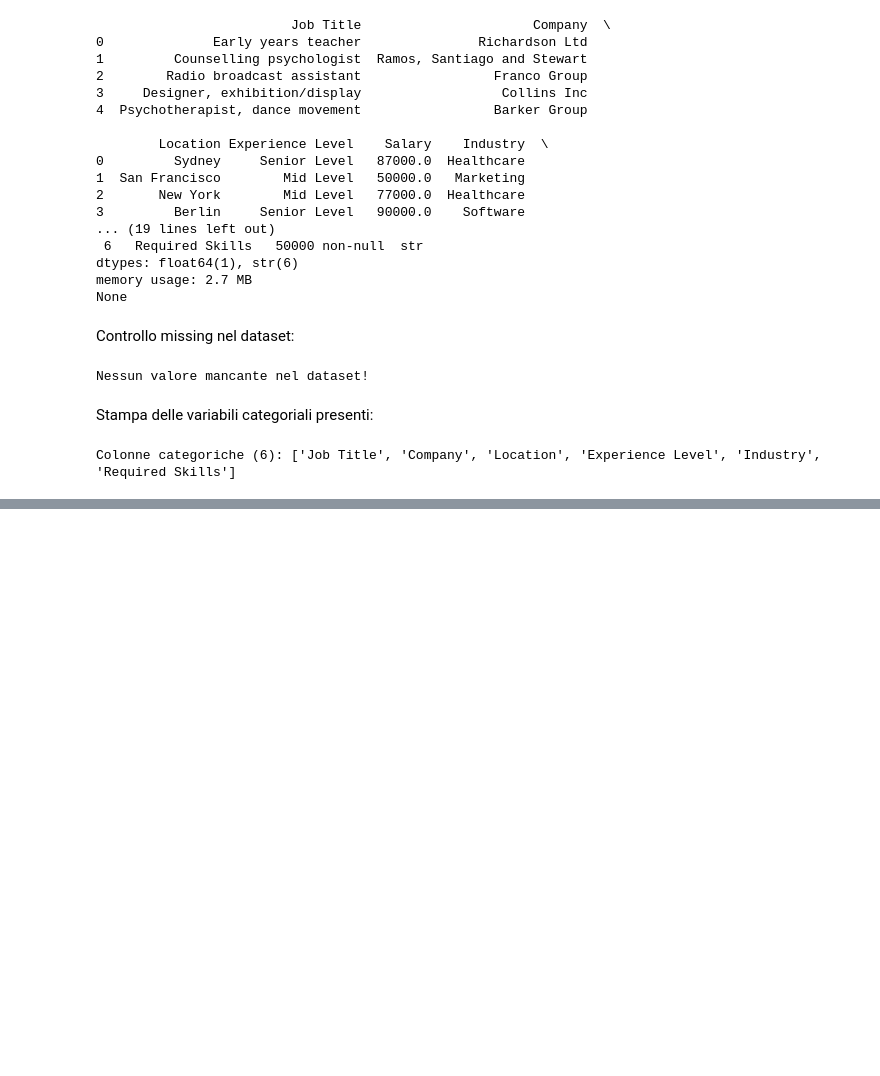
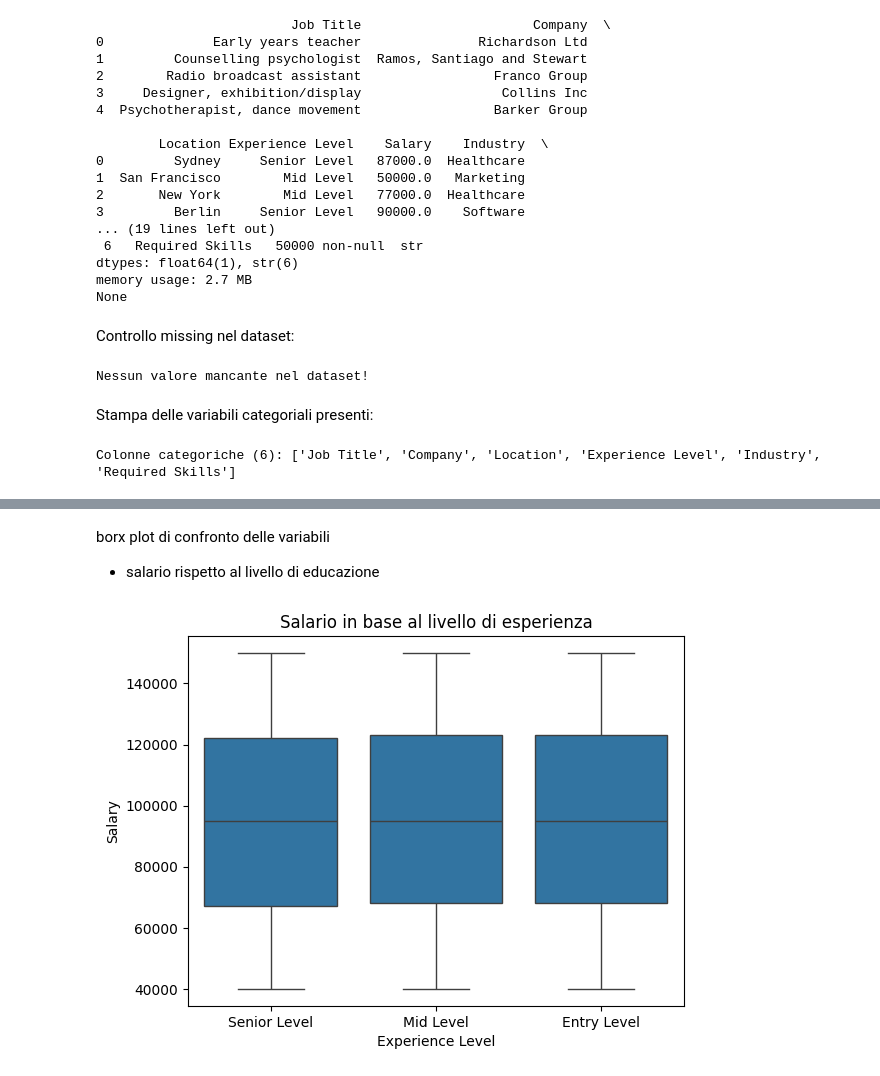
Before and after one commit to anna8987/jobrec, a Jupyter notebook: progettoJobrec.ipynb, the cells around one changed output, grey strips where cells are left out. Cells and saved outputs as stored; diff of their text form; code cells hidden in the pictures; blank space fills up the shorter version.

```diff
--- a/progettoJobrec.ipynb
+++ b/progettoJobrec.ipynb
@@ -80,0 +128,9 @@ Colonne categoriche (6): ['Job Title', 'Company', 'Location', 'Experience Level'
+# %% [markdown]
+borx plot di confronto delle variabili
+- salario rispetto al livello di educazione
+# %%
+sns.boxplot(x='Experience Level', y='Salary', data=df)
+plt.title("Salario in base al livello di esperienza")
+plt.show()
+# %% [output]
+[figure, added]
```
Also changed, not shown: parts of 15 cells of this notebook.
